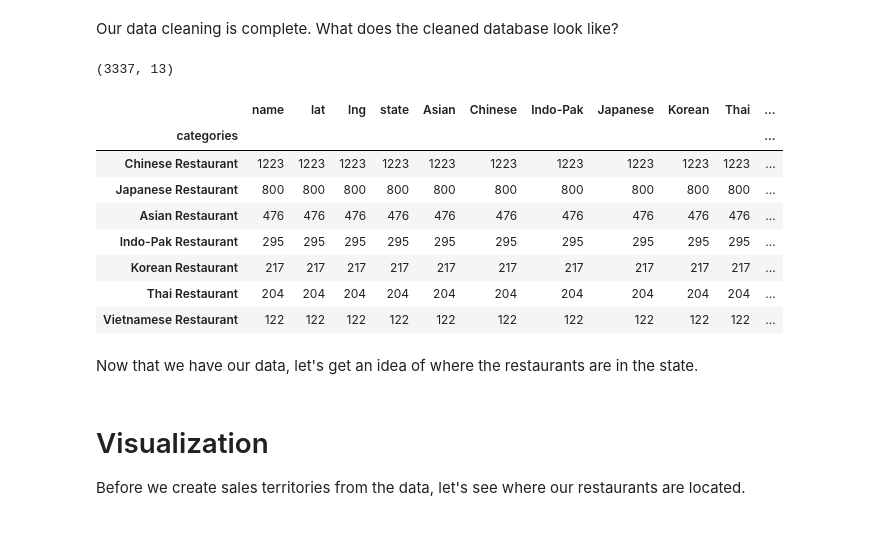
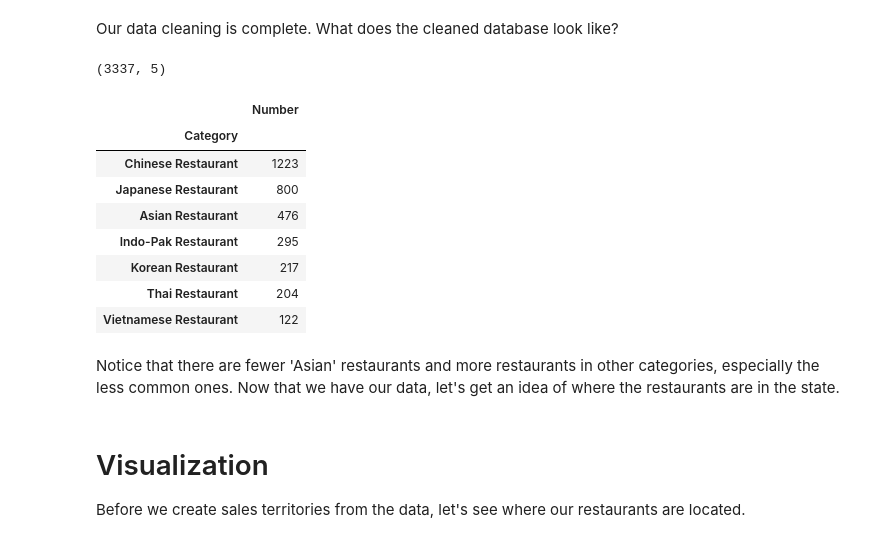
Before and after one commit to JamesDCage/Final-Week-0, a Jupyter notebook: Data Science Capstone - Sales Territories.ipynb, the cells around one changed output. Saved outputs shown, nothing was run; the diff lists cells and outputs as text; code cells hidden in the pictures.

Commit message:
Update Data Science Capstone - Sales Territories.ipynb
Working through territory creation

```diff
--- a/Data Science Capstone - Sales Territories.ipynb
+++ b/Data Science Capstone - Sales Territories.ipynb
@@ -593,20 +588,22 @@ for i in range(df_georgia.shape[0]):
 Our data cleaning is complete. What does the cleaned database look like?
 # %%
 print(df_georgia.shape)
-df_georgia.groupby('categories').count().sort_values(by=['name'], ascending=False)
+df_table = df_georgia[['categories','name']].groupby('categories').count().sort_values(by=['name'], ascending=False)
+df_table.index.names, df_table.columns = ['Category'], ['Number']
+df_table
 # %% [output]
-(3337, 13)
+(3337, 5)
-|  | name | lat | lng | state | Asian | Chinese | Indo-Pak | Japanese | Korean | Thai | ... |
-| categories |  |  |  |  |  |  |  |  |  |  | ... |
-| Chinese Restaurant | 1223 | 1223 | 1223 | 1223 | 1223 | 1223 | 1223 | 1223 | 1223 | 1223 | ... |
-| Japanese Restaurant | 800 | 800 | 800 | 800 | 800 | 800 | 800 | 800 | 800 | 800 | ... |
-| Asian Restaurant | 476 | 476 | 476 | 476 | 476 | 476 | 476 | 476 | 476 | 476 | ... |
-| Indo-Pak Restaurant | 295 | 295 | 295 | 295 | 295 | 295 | 295 | 295 | 295 | 295 | ... |
-| Korean Restaurant | 217 | 217 | 217 | 217 | 217 | 217 | 217 | 217 | 217 | 217 | ... |
-| Thai Restaurant | 204 | 204 | 204 | 204 | 204 | 204 | 204 | 204 | 204 | 204 | ... |
-| Vietnamese Restaurant | 122 | 122 | 122 | 122 | 122 | 122 | 122 | 122 | 122 | 122 | ... |
+|  | Number |
+| Category |  |
+| Chinese Restaurant | 1223 |
+| Japanese Restaurant | 800 |
+| Asian Restaurant | 476 |
+| Indo-Pak Restaurant | 295 |
+| Korean Restaurant | 217 |
+| Thai Restaurant | 204 |
+| Vietnamese Restaurant | 122 |
 # %% [markdown]
-Now that we have our data, let's get an idea of where the restaurants are in the state.
+Notice that there are fewer 'Asian' restaurants and more restaurants in other categories, especially the less common ones. Now that we have our data, let's get an idea of where the restaurants are in the state.
 # %% [markdown]
 # Visualization
 Before we create sales territories from the data, let's see where our restaurants are located.
```
Also changed, not shown: parts of 29 cells of this notebook.
